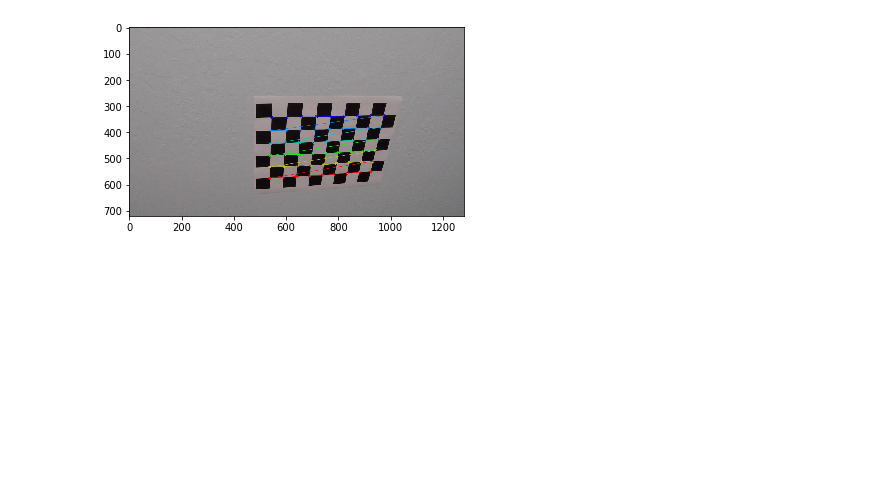
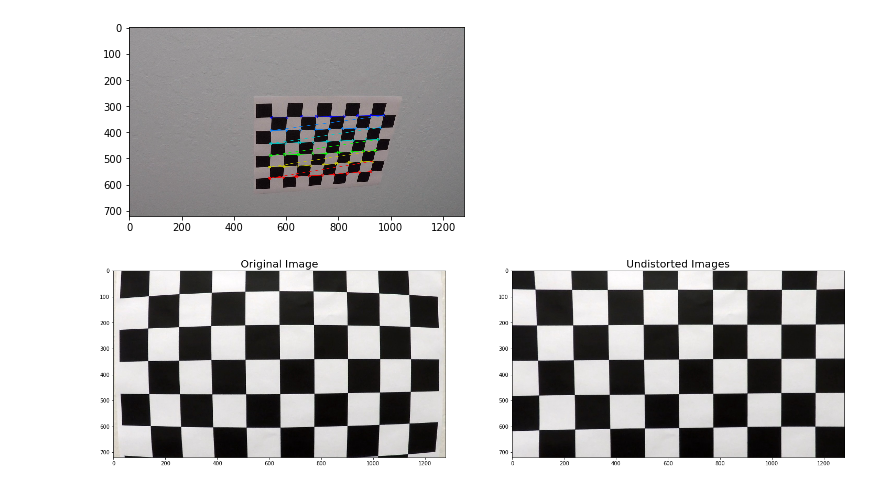
Before and after one commit to nikhilparla/udacity-self-driving-proj-2, a Jupyter notebook: p2.ipynb, the cells around one changed output. Cells and saved outputs as stored; diff of their text form; code cells hidden in the pictures; blank space fills up the shorter version.

```diff
--- a/p2.ipynb
+++ b/p2.ipynb
@@ -45,3 +45,19 @@ def find_camera_params():
 find_camera_params()
 # %% [output]
 [figure]
+# %%
+# test the calibration and undistortion on an image
+img = mpimg.imread('./camera_cal/calibration1.jpg')
+img_size = (img.shape[1], img.shape[0])
+ret, mtx, dist, rvecs, tvecs = cv2.calibrateCamera(objpoints, imgpoints, img_size,None,None)
+undist = cv2.undistort(img, mtx, dist, None, mtx)
+
+# Print distorted and undistorted images
+f,axes = plt.subplots(1,2,figsize=(25,15))
+axes[0].imshow(img)
+axes[0].set_title("Original Image", fontsize=20)
+axes[1].imshow(undist)
+axes[1].set_title("Undistorted Images", fontsize=20)
+plt.show()
+# %% [output]
+[figure, added]
```
Also changed, not shown: parts of 8 cells of this notebook, 2 other files.
